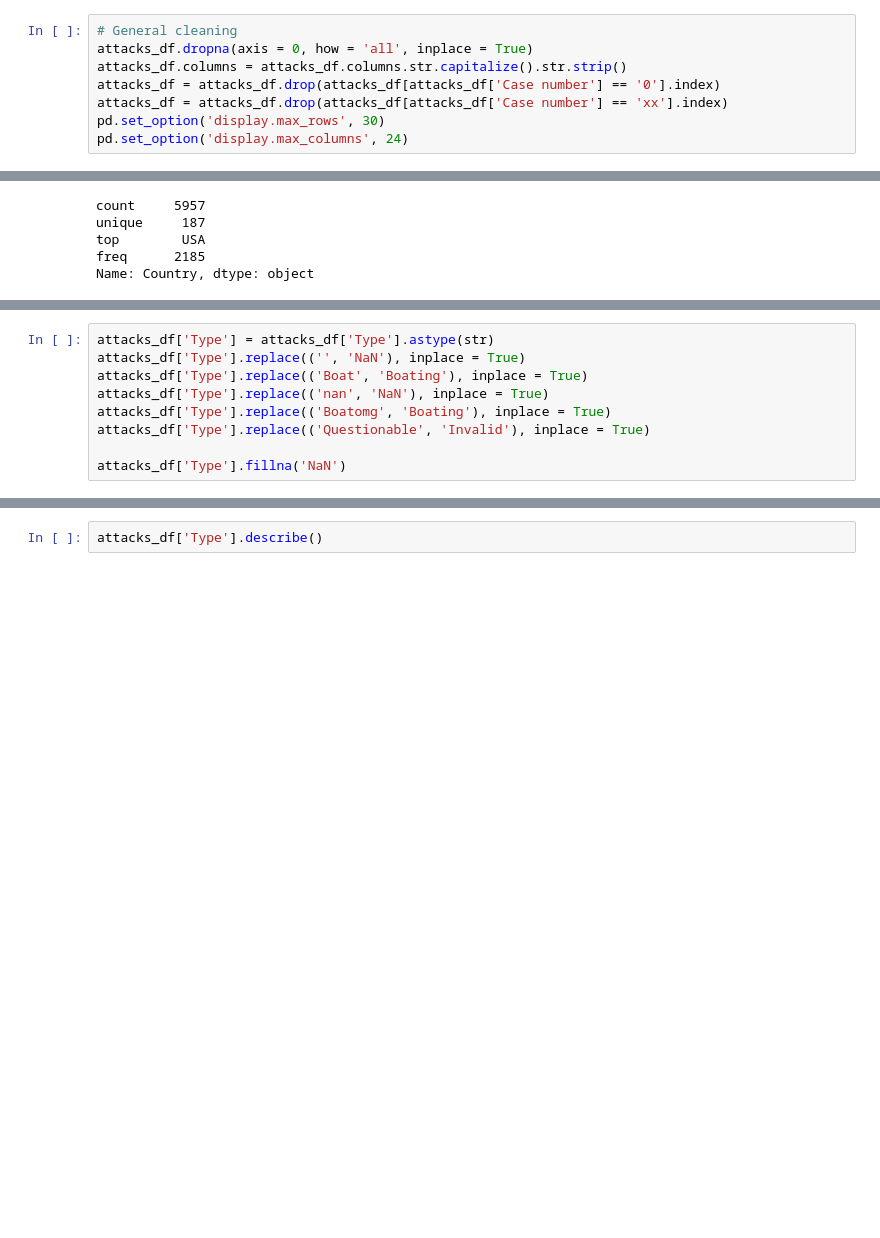
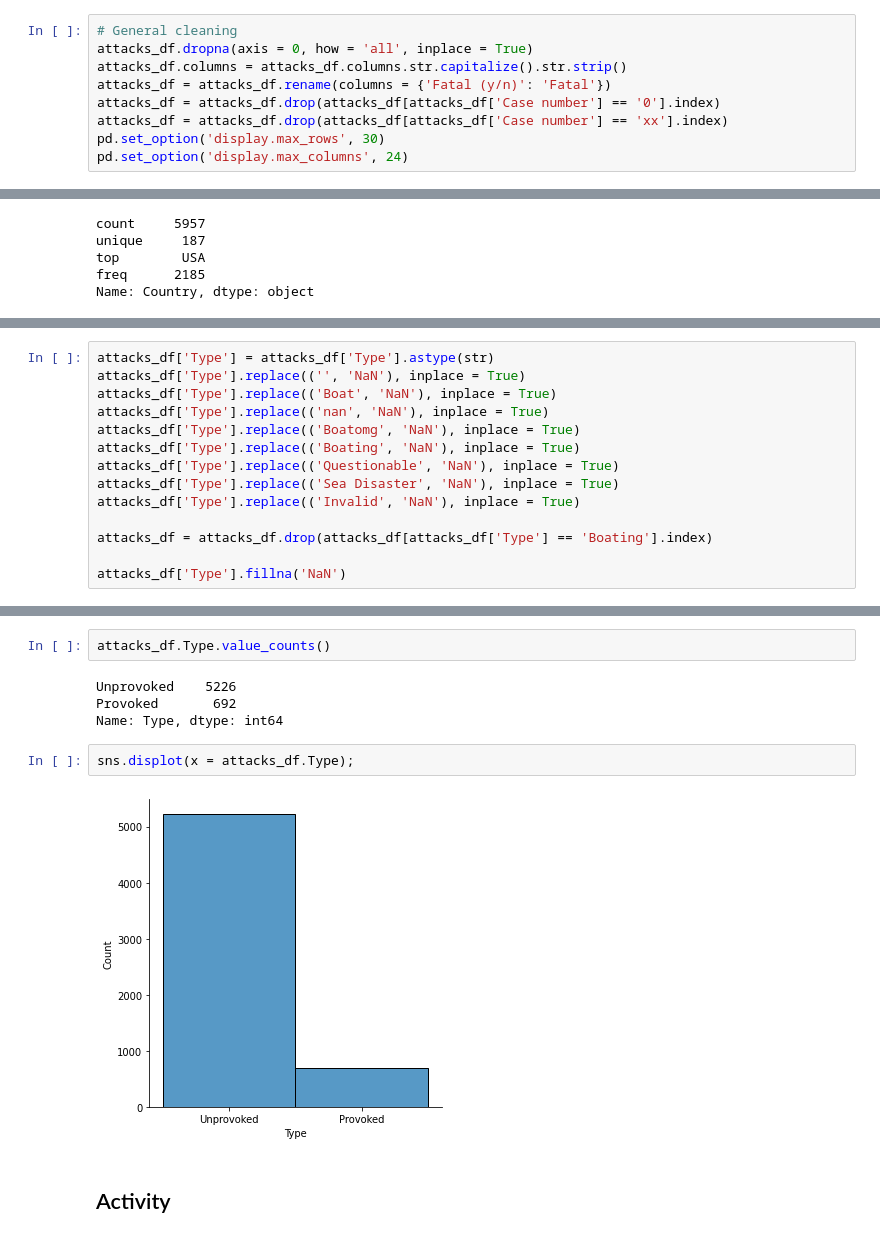
Before and after one commit to Ironhack-Data-Madrid-Febrero-2021/pandas-project, a Jupyter notebook: your-code/clean.ipynb, the cells around one changed output, grey strips where cells are left out. Cells and saved outputs as stored; diff of their text form; blank space fills up the shorter version.

```diff
--- a/your-code/clean.ipynb
+++ b/your-code/clean.ipynb
@@ -36,6 +36,7 @@ memory usage: 4.7+ MB
 # General cleaning
 attacks_df.dropna(axis = 0, how = 'all', inplace = True)
 attacks_df.columns = attacks_df.columns.str.capitalize().str.strip()
+attacks_df = attacks_df.rename(columns = {'Fatal (y/n)': 'Fatal'})
 attacks_df = attacks_df.drop(attacks_df[attacks_df['Case number'] == '0'].index)
 attacks_df = attacks_df.drop(attacks_df[attacks_df['Case number'] == 'xx'].index)
 pd.set_option('display.max_rows', 30)
@@ -624,9 +651,14 @@ attacks_df.Type.value_counts(dropna=False)
 # %%
 attacks_df['Type'] = attacks_df['Type'].astype(str)
 attacks_df['Type'].replace(('', 'NaN'), inplace = True)
-attacks_df['Type'].replace(('Boat', 'Boating'), inplace = True)
+attacks_df['Type'].replace(('Boat', 'NaN'), inplace = True)
 attacks_df['Type'].replace(('nan', 'NaN'), inplace = True)
-attacks_df['Type'].replace(('Boatomg', 'Boating'), inplace = True)
-attacks_df['Type'].replace(('Questionable', 'Invalid'), inplace = True)
+attacks_df['Type'].replace(('Boatomg', 'NaN'), inplace = True)
+attacks_df['Type'].replace(('Boating', 'NaN'), inplace = True)
+attacks_df['Type'].replace(('Questionable', 'NaN'), inplace = True)
+attacks_df['Type'].replace(('Sea Disaster', 'NaN'), inplace = True)
+attacks_df['Type'].replace(('Invalid', 'NaN'), inplace = True)
+
+attacks_df = attacks_df.drop(attacks_df[attacks_df['Type'] == 'Boating'].index)
 
 attacks_df['Type'].fillna('NaN')
@@ -633,3 +679,13 @@ attacks_df['Type'].fillna('NaN')
-# %%
-attacks_df['Type'].describe()
+# %%
+attacks_df.Type.value_counts()
+# %% [output]
+Unprovoked    5226
+Provoked       692
+Name: Type, dtype: int64
+# %%
+sns.displot(x = attacks_df.Type);
+# %% [output]
+[figure, added]
+# %% [markdown]
+## Activity
 # %%
```
Also changed, not shown: parts of 56 cells of this notebook, 1 other file.
